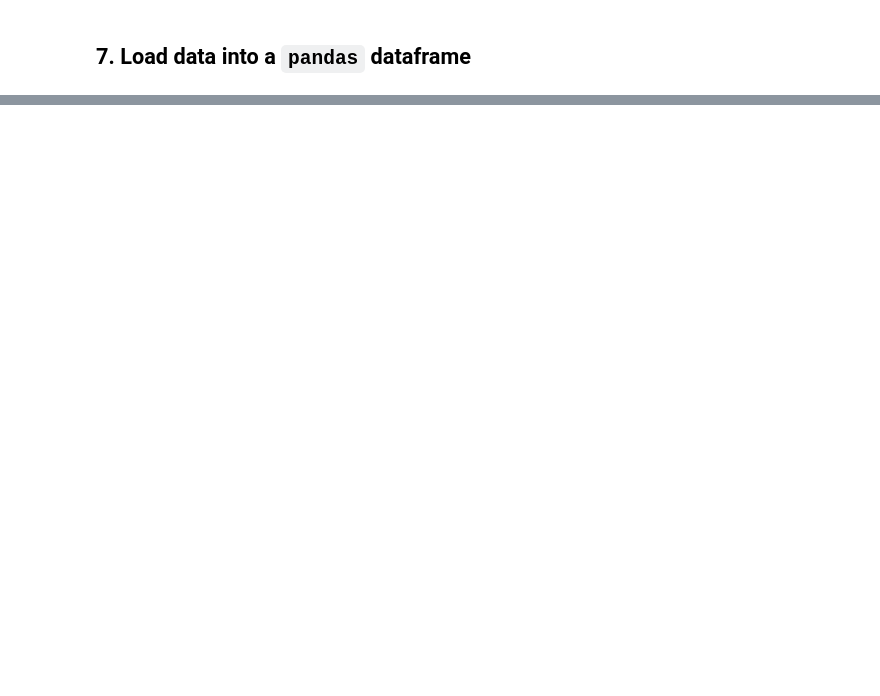
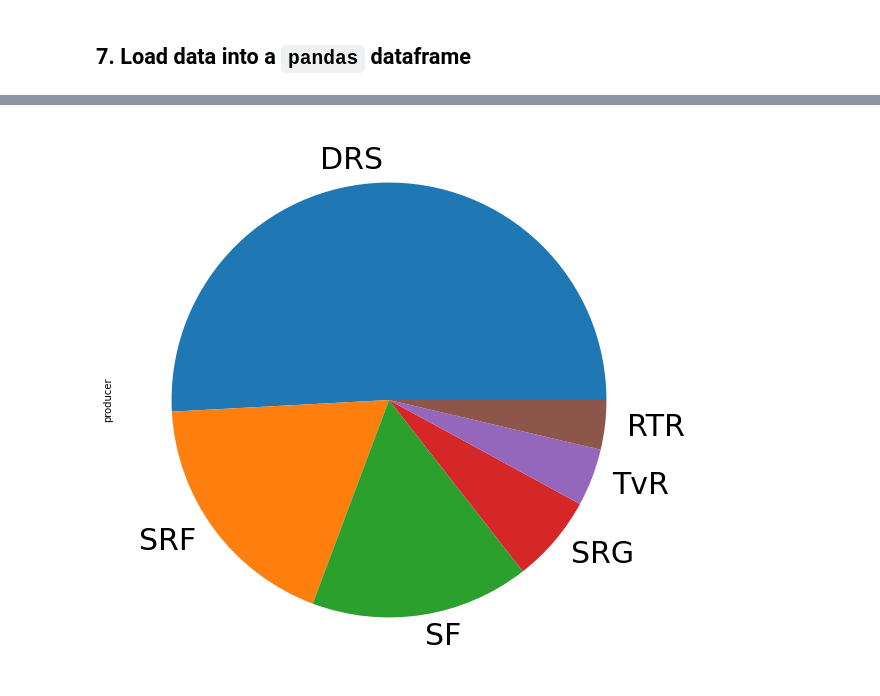
Before and after one commit to SRGSSR/srgssr-publication-data-api, a Jupyter notebook: jupyter/02_paging_example.ipynb, the cells around one changed output, grey strips where cells are left out. Saved outputs shown, nothing was run; the diff lists cells and outputs as text; code cells hidden in the pictures; blank space fills up the shorter version.

```diff
--- a/jupyter/02_paging_example.ipynb
+++ b/jupyter/02_paging_example.ipynb
@@ -172,0 +169,10 @@ df
+# %%
+(df
+ .groupby('producer')
+ .filter(lambda x: len(x) > 100)
+ .producer
+ .value_counts()
+ .plot
+ .pie(fontsize=30));
+# %% [output]
+[figure, added]
```
Also changed, not shown: parts of 18 cells of this notebook, 6 other files.
